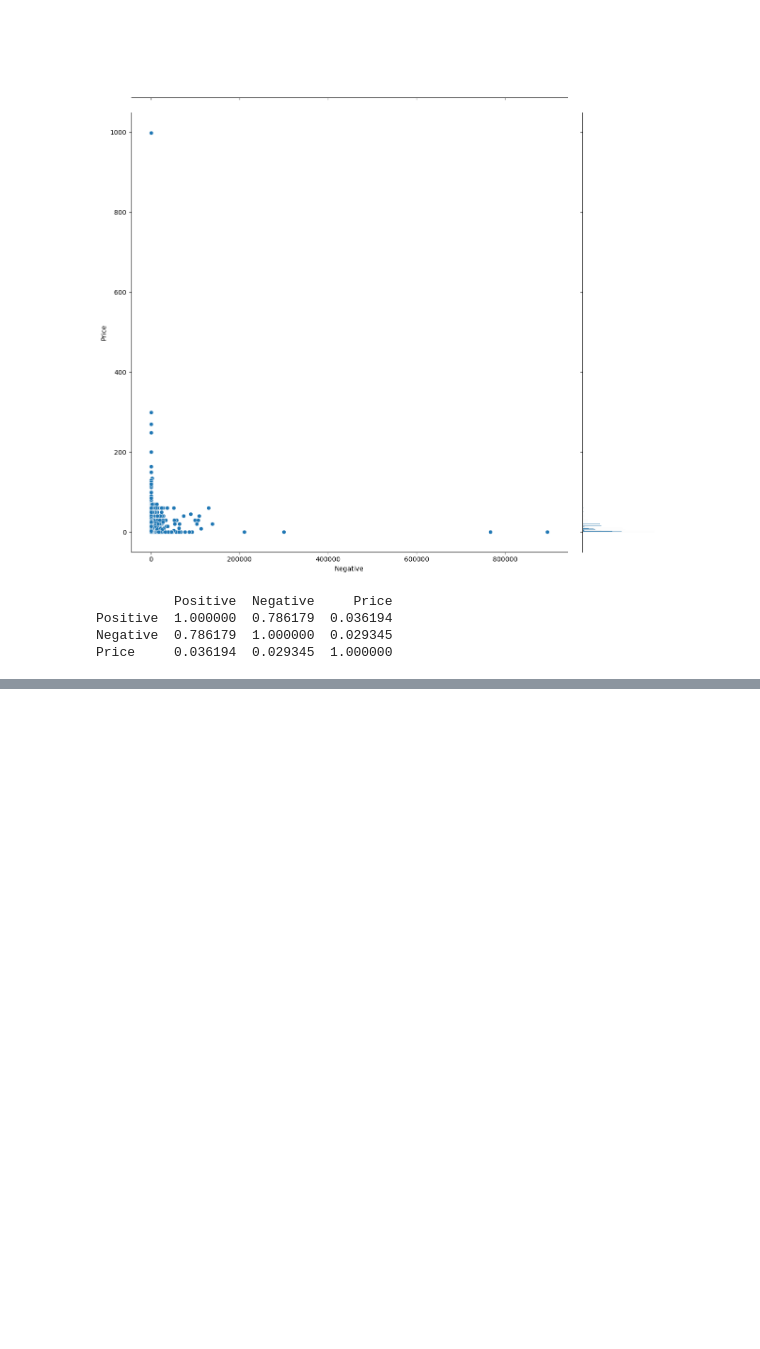
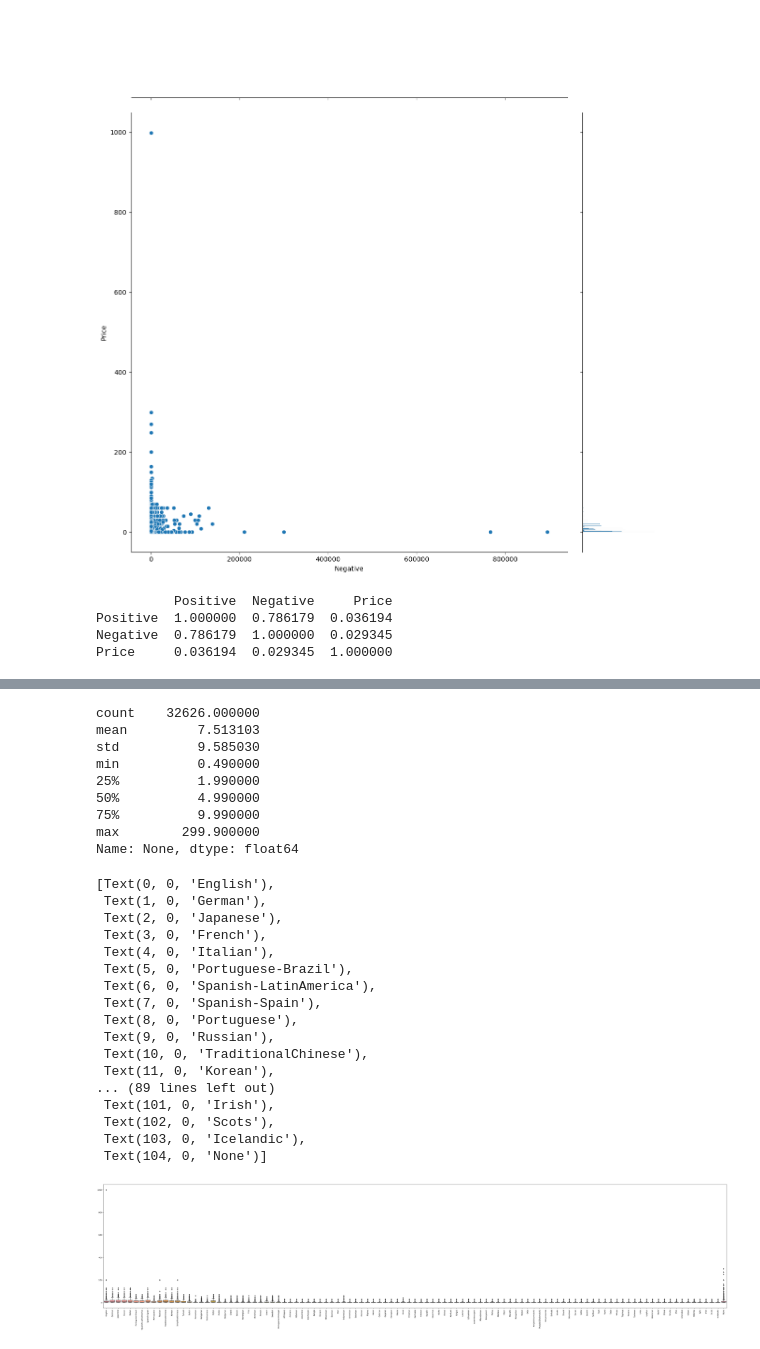
Before and after one commit to CollCyx/SC1015-Mini-Project, a Jupyter notebook: ExploratoryAnalysis.ipynb, the cells around one changed output, grey strips where cells are left out. Cells and saved outputs as stored; diff of their text form; code cells hidden in the pictures; blank space fills up the shorter version.

```diff
--- a/ExploratoryAnalysis.ipynb
+++ b/ExploratoryAnalysis.ipynb
@@ -179,0 +391,40 @@ Price     0.036194  0.029345  1.000000
+# %%
+# boxplots for every audio language against price
+
+audio_sep_price = pd.read_csv('data/Audio_separated2.csv').copy()
+print(audio_sep_price['None'].describe())
+
+audio_sep_price = audio_sep_price.drop(columns =['AppID', 'Price'])
+f = plt.figure(figsize=(60, 12))
+
+
+graph = sb.boxplot(data = audio_sep_price)
+graph.set_xticklabels(graph.get_xticklabels(),rotation=90)
+# %% [output]
+count    32626.000000
+mean         7.513103
+std          9.585030
+min          0.490000
+25%          1.990000
+50%          4.990000
+75%          9.990000
+max        299.900000
+Name: None, dtype: float64
+[Text(0, 0, 'English'),
+ Text(1, 0, 'German'),
+ Text(2, 0, 'Japanese'),
+ Text(3, 0, 'French'),
+ Text(4, 0, 'Italian'),
+ Text(5, 0, 'Portuguese-Brazil'),
+ Text(6, 0, 'Spanish-LatinAmerica'),
+ Text(7, 0, 'Spanish-Spain'),
+ Text(8, 0, 'Portuguese'),
+ Text(9, 0, 'Russian'),
+ Text(10, 0, 'TraditionalChinese'),
+ Text(11, 0, 'Korean'),
+... (89 lines left out)
+ Text(101, 0, 'Irish'),
+ Text(102, 0, 'Scots'),
+ Text(103, 0, 'Icelandic'),
+ Text(104, 0, 'None')]
+[figure, added]
```
Also changed, not shown: parts of 12 cells of this notebook, 3 other files.
